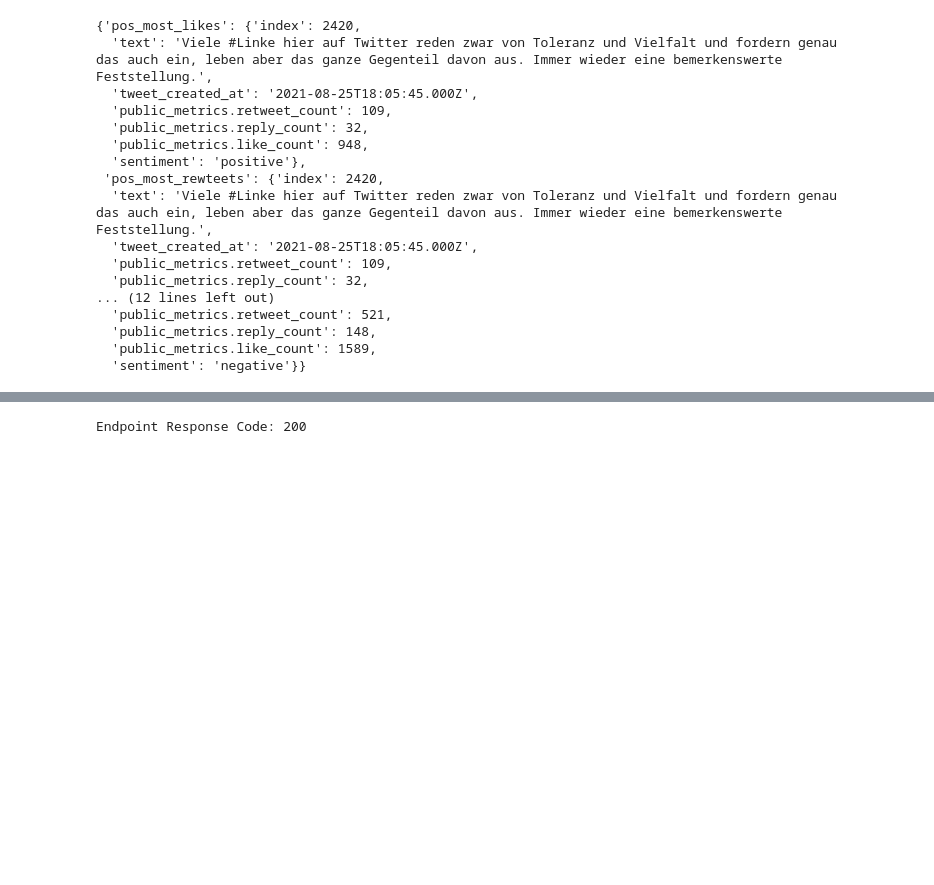
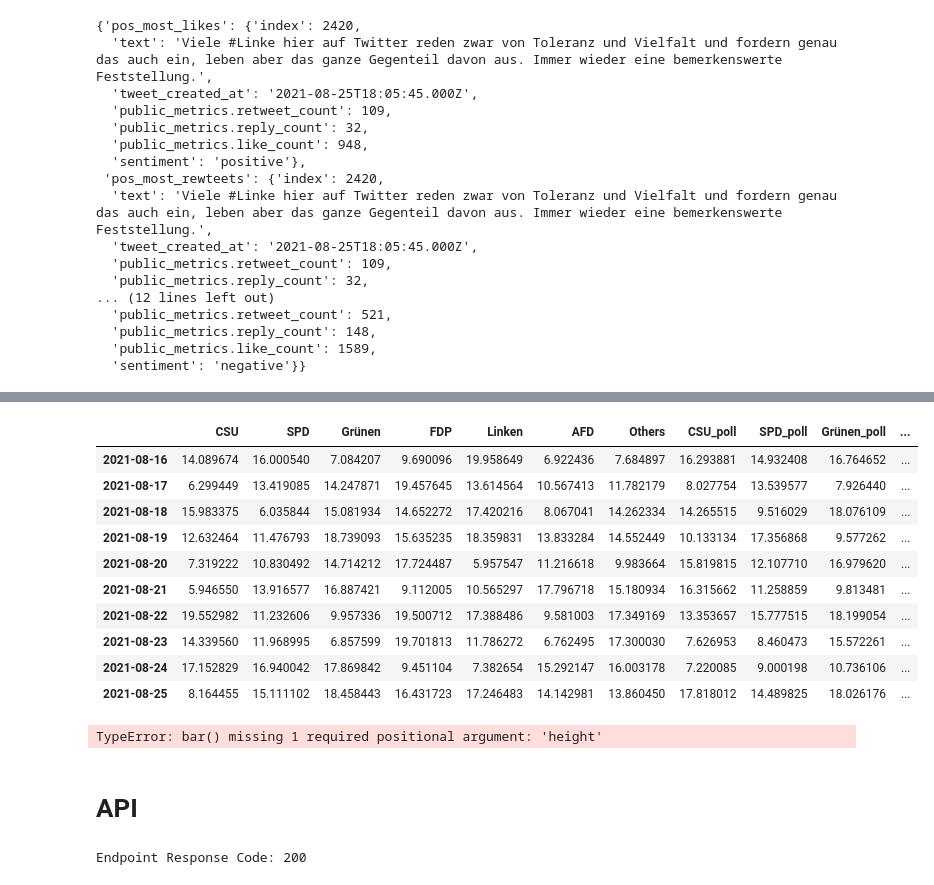
Before and after one commit to NicolasBuehringer/project_delphi, a Jupyter notebook: notebooks/04philipp/Philipp_twitter_api_function.ipynb, the cells around one changed output, grey strips where cells are left out. Cells and saved outputs as stored; diff of their text form; code cells hidden in the pictures; blank space fills up the shorter version.

```diff
--- a/notebooks/04philipp/Philipp_twitter_api_function.ipynb
+++ b/notebooks/04philipp/Philipp_twitter_api_function.ipynb
@@ -113,0 +147,19 @@ neg_most_retweets
+# %%
+np.random.seed(2021)
+N = 10
+rng = pd.date_range(start='2021-08-16', end='2021-08-25')
+df = pd.DataFrame(np.random.uniform(5, 20, size=(10,14)), columns=["CSU", "SPD", "Grünen", "FDP", "Linken", "AFD", "Others", "CSU_poll", "SPD_poll", "Grünen_poll", "FDP_poll", "Linken_poll", "AFD_poll", "Others_poll"], index=rng)
+# %%
+df
+# %% [output]
+|  | CSU | SPD | Grünen | FDP | Linken | AFD | Others | CSU_poll | SPD_poll | Grünen_poll | ... |
+| 2021-08-16 | 14.089674 | 16.000540 | 7.084207 | 9.690096 | 19.958649 | 6.922436 | 7.684897 | 16.293881 | 14.932408 | 16.764652 | ... |
+| 2021-08-17 | 6.299449 | 13.419085 | 14.247871 | 19.457645 | 13.614564 | 10.567413 | 11.782179 | 8.027754 | 13.539577 | 7.926440 | ... |
+| 2021-08-18 | 15.983375 | 6.035844 | 15.081934 | 14.652272 | 17.420216 | 8.067041 | 14.262334 | 14.265515 | 9.516029 | 18.076109 | ... |
+| 2021-08-19 | 12.632464 | 11.476793 | 18.739093 | 15.635235 | 18.359831 | 13.833284 | 14.552449 | 10.133134 | 17.356868 | 9.577262 | ... |
+| 2021-08-20 | 7.319222 | 10.830492 | 14.714212 | 17.724487 | 5.957547 | 11.216618 | 9.983664 | 15.819815 | 12.107710 | 16.979620 | ... |
+| 2021-08-21 | 5.946550 | 13.916577 | 16.887421 | 9.112005 | 10.565297 | 17.796718 | 15.180934 | 16.315662 | 11.258859 | 9.813481 | ... |
+| 2021-08-22 | 19.552982 | 11.232606 | 9.957336 | 19.500712 | 17.388486 | 9.581003 | 17.349169 | 13.353657 | 15.777515 | 18.199054 | ... |
+| 2021-08-23 | 14.339560 | 11.968995 | 6.857599 | 19.701813 | 11.786272 | 6.762495 | 17.300030 | 7.626953 | 8.460473 | 15.572261 | ... |
+| 2021-08-24 | 17.152829 | 16.940042 | 17.869842 | 9.451104 | 7.382654 | 15.292147 | 16.003178 | 7.220085 | 9.000198 | 10.736106 | ... |
+| 2021-08-25 | 8.164455 | 15.111102 | 18.458443 | 16.431723 | 17.246483 | 14.142981 | 13.860450 | 17.818012 | 14.489825 | 18.026176 | ... |
@@ -114,3 +170,9 @@ neg_most_retweets
+# %%
+plt.bar(chart_data)
+# %% [output]
+TypeError: bar() missing 1 required positional argument: 'height'
+# %% [markdown]
+# API
 # %%
 # For sending GET requests from the API
 import requests
```
Also changed, not shown: parts of 16 cells of this notebook, 2 other files.
